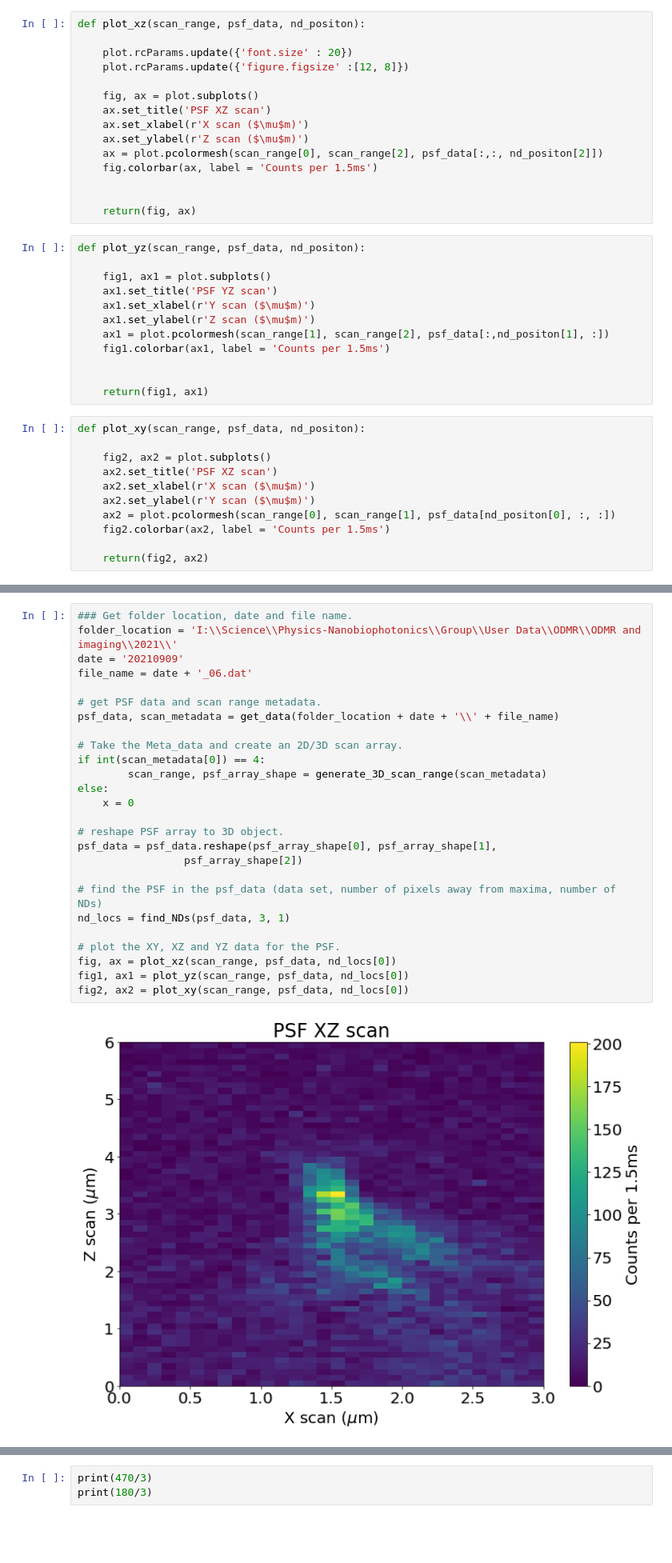
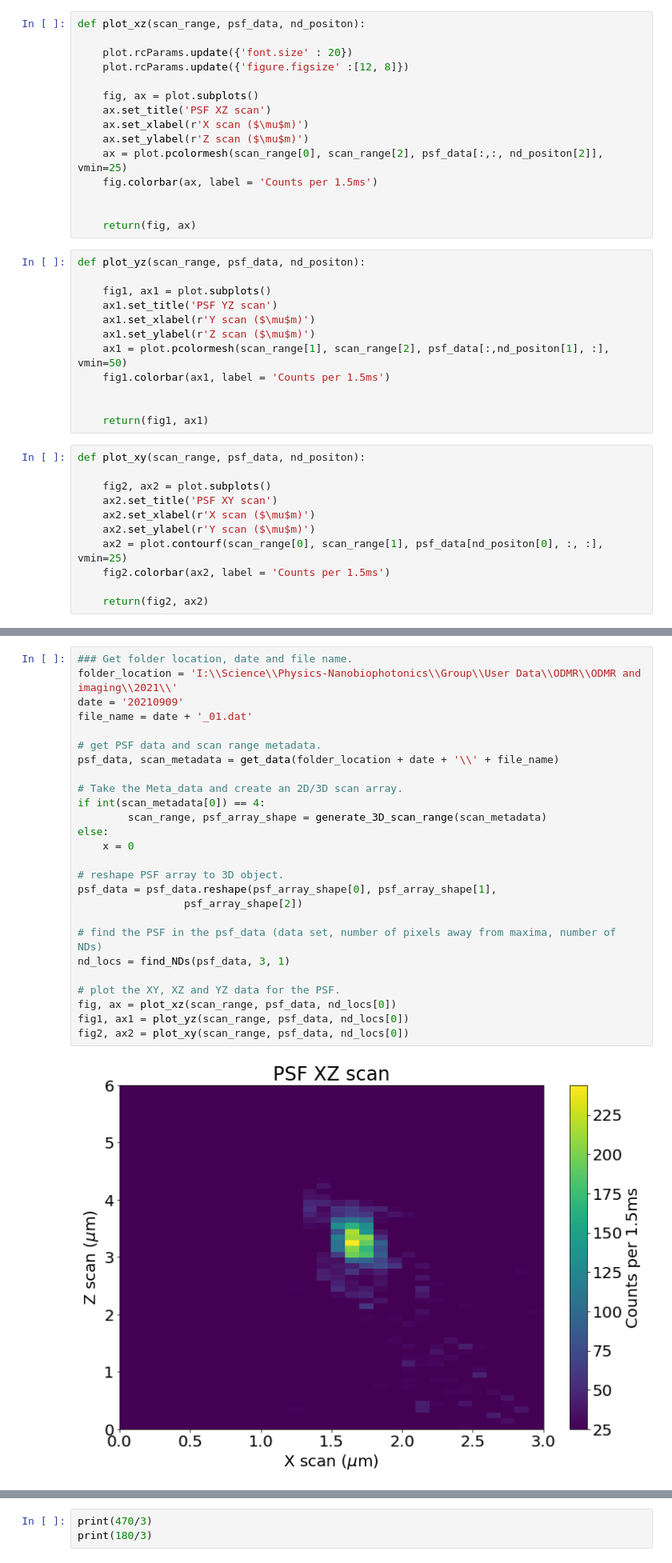
Before and after one commit to Corbyn93/Ryans_Python_Scripts, a Jupyter notebook: Ryan's Jupyter stuff/Microscopy Scripts/PSF_Measurement.ipynb, the cells around one changed output, grey strips where cells are left out. Shown at 80% size. Cells and saved outputs as stored; diff of their text form; blank space fills up the shorter version.

```diff
--- a/Ryan's Jupyter stuff/Microscopy Scripts/PSF_Measurement.ipynb
+++ b/Ryan's Jupyter stuff/Microscopy Scripts/PSF_Measurement.ipynb
@@ -87,7 +87,7 @@ def plot_xz(scan_range, psf_data, nd_positon):
     ax.set_title('PSF XZ scan')
     ax.set_xlabel(r'X scan ($\mu$m)')
     ax.set_ylabel(r'Z scan ($\mu$m)')
-    ax = plot.pcolormesh(scan_range[0], scan_range[2], psf_data[:,:, nd_positon[2]])
+    ax = plot.pcolormesh(scan_range[0], scan_range[2], psf_data[:,:, nd_positon[2]], vmin=25)
     fig.colorbar(ax, label = 'Counts per 1.5ms')
 
 
@@ -99,7 +99,7 @@ def plot_yz(scan_range, psf_data, nd_positon):
     ax1.set_title('PSF YZ scan')
     ax1.set_xlabel(r'Y scan ($\mu$m)')
     ax1.set_ylabel(r'Z scan ($\mu$m)')
-    ax1 = plot.pcolormesh(scan_range[1], scan_range[2], psf_data[:,nd_positon[1], :])
+    ax1 = plot.pcolormesh(scan_range[1], scan_range[2], psf_data[:,nd_positon[1], :], vmin=50)
     fig1.colorbar(ax1, label = 'Counts per 1.5ms')
 
 
@@ -108,10 +108,10 @@ def plot_yz(scan_range, psf_data, nd_positon):
 def plot_xy(scan_range, psf_data, nd_positon):
 
     fig2, ax2 = plot.subplots()
-    ax2.set_title('PSF XZ scan')
+    ax2.set_title('PSF XY scan')
     ax2.set_xlabel(r'X scan ($\mu$m)')
     ax2.set_ylabel(r'Y scan ($\mu$m)')
-    ax2 = plot.pcolormesh(scan_range[0], scan_range[1], psf_data[nd_positon[0], :, :])
+    ax2 = plot.contourf(scan_range[0], scan_range[1], psf_data[nd_positon[0], :, :], vmin=25)
     fig2.colorbar(ax2, label = 'Counts per 1.5ms')
 
     return(fig2, ax2)
@@ -165,28 +165,28 @@ def find_fwhm(y_fit, fine_x, opt_fit_y):
 # %%
 ### Get folder location, date and file name.
 folder_location = 'I:\\Science\\Physics-Nanobiophotonics\\Group\\User Data\\ODMR\\ODMR and imaging\\2021\\'
 date = '20210909'
-file_name = date + '_06.dat'
+file_name = date + '_01.dat'
 
 # get PSF data and scan range metadata.
 psf_data, scan_metadata = get_data(folder_location + date + '\\' + file_name)
 
 # Take the Meta_data and create an 2D/3D scan array.
 if int(scan_metadata[0]) == 4:
         scan_range, psf_array_shape = generate_3D_scan_range(scan_metadata)
 else:
     x = 0
 
 # reshape PSF array to 3D object.
 psf_data = psf_data.reshape(psf_array_shape[0], psf_array_shape[1],
                  psf_array_shape[2])
 
 # find the PSF in the psf_data (data set, number of pixels away from maxima, number of NDs)
 nd_locs = find_NDs(psf_data, 3, 1)
 
 # plot the XY, XZ and YZ data for the PSF.
 fig, ax = plot_xz(scan_range, psf_data, nd_locs[0])
 fig1, ax1 = plot_yz(scan_range, psf_data, nd_locs[0])
 fig2, ax2 = plot_xy(scan_range, psf_data, nd_locs[0])
 # %% [output]
-[figure, old version]
+[figure, new version]
```
Also changed, not shown: parts of 2 cells of this notebook, 13 other files.
